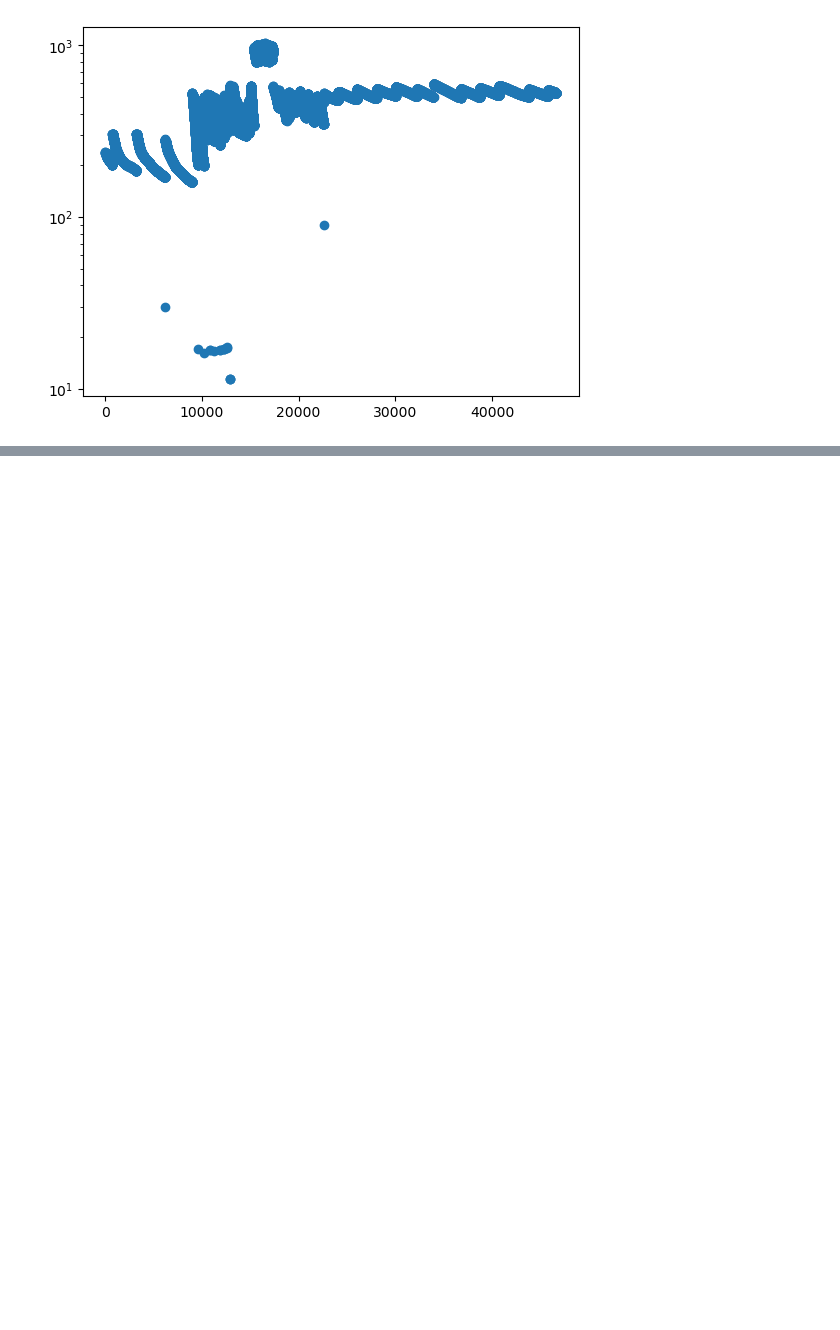
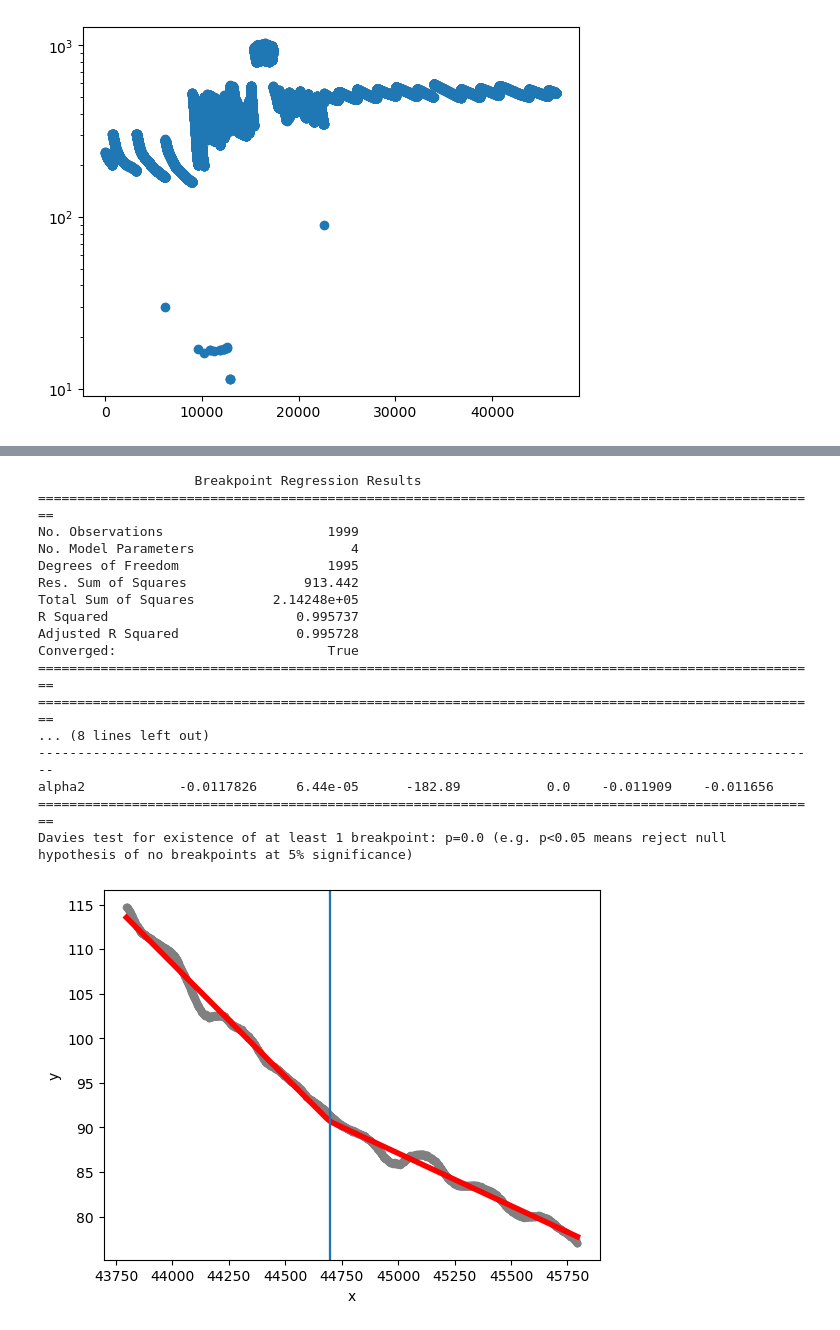
Before and after one commit to OkiEmil/watering_indicator, a Jupyter notebook: test2.ipynb, the cells around one changed output, grey strips where cells are left out. Drawn from its saved outputs; the diff is of its cells as text; code cells hidden in the pictures; blank space fills up the shorter version.

```diff
--- a/test2.ipynb
+++ b/test2.ipynb
@@ -25,3 +76,37 @@ plt.show()
+# %%
+#!pip install piecewise-regression
+import piecewise_regression
+pw_fit = piecewise_regression.Fit(list(field8smol["entry_id"]), list(field8smol["field7"]), n_breakpoints=1)
+pw_fit.summary()
+
+pw_fit.plot_data(color="grey", s=20)
+# Pass in standard matplotlib keywords to control any of the plots
+pw_fit.plot_fit(color="red", linewidth=4)
+pw_fit.plot_breakpoints()
+pw_fit.plot_breakpoint_confidence_intervals()
+plt.xlabel("x")
+plt.ylabel("y")
+plt.show()
+plt.close()
+# %% [output]
+                    Breakpoint Regression Results
+====================================================================================================
+No. Observations                     1999
+No. Model Parameters                    4
+Degrees of Freedom                   1995
+Res. Sum of Squares               913.442
+Total Sum of Squares          2.14248e+05
+R Squared                        0.995737
+Adjusted R Squared               0.995728
+Converged:                           True
+====================================================================================================
+====================================================================================================
+... (8 lines left out)
+----------------------------------------------------------------------------------------------------
+alpha2            -0.0117826     6.44e-05      -182.89           0.0    -0.011909    -0.011656
+====================================================================================================
+Davies test for existence of at least 1 breakpoint: p=0.0 (e.g. p<0.05 means reject null hypothesis of no breakpoints at 5% significance)
+[figure, added]
 # %%
 from scipy.signal import find_peaks
 
```
Also changed, not shown: parts of 3 cells of this notebook.
